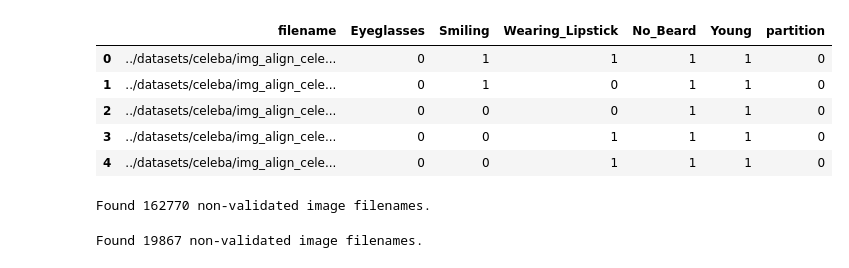
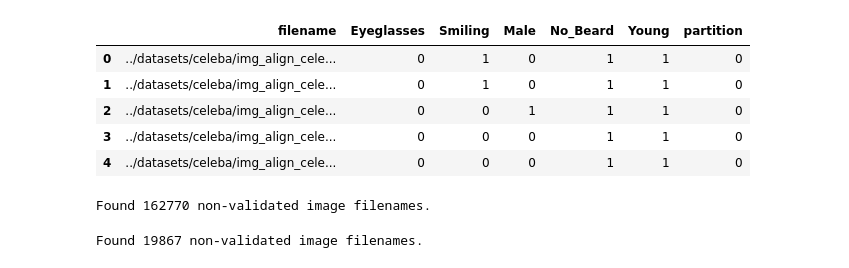
Before and after one commit to Wicwik/BP, a Jupyter notebook: celeba_classifier/classifier_xception.ipynb, the cells around one changed output. Saved outputs shown, nothing was run; the diff lists cells and outputs as text; code cells hidden in the pictures.

```diff
--- a/celeba_classifier/classifier_xception.ipynb
+++ b/celeba_classifier/classifier_xception.ipynb
@@ -27,14 +27,14 @@ _num_epochs = 10
 # %%
-img_df = pd.read_csv('../datasets/celeba/attributes/attr_celeba.csv').replace({-1:0})[['filename', 'Eyeglasses', 'Smiling', 'Wearing_Lipstick', 'No_Beard', 'Young']]
+img_df = pd.read_csv('../datasets/celeba/attributes/attr_celeba.csv').replace({-1:0})[['filename', 'Eyeglasses', 'Smiling', 'Male', 'No_Beard', 'Young']]
 partition_df = pd.read_csv('../datasets/celeba/attributes/list_eval_partition.csv')
 img_df = img_df.merge(partition_df, on='filename')
 img_df.loc[:, 'filename'] = img_df.loc[:, 'filename'].apply(lambda x: os.path.join(_image_dir, x))
 img_df.head()
 # %% [output]
-|  | filename | Eyeglasses | Smiling | Wearing_Lipstick | No_Beard | Young | partition |
-| 0 | ../datasets/celeba/img_align_cele... | 0 | 1 | 1 | 1 | 1 | 0 |
+|  | filename | Eyeglasses | Smiling | Male | No_Beard | Young | partition |
+| 0 | ../datasets/celeba/img_align_cele... | 0 | 1 | 0 | 1 | 1 | 0 |
 | 1 | ../datasets/celeba/img_align_cele... | 0 | 1 | 0 | 1 | 1 | 0 |
-| 2 | ../datasets/celeba/img_align_cele... | 0 | 0 | 0 | 1 | 1 | 0 |
-| 3 | ../datasets/celeba/img_align_cele... | 0 | 0 | 1 | 1 | 1 | 0 |
-| 4 | ../datasets/celeba/img_align_cele... | 0 | 0 | 1 | 1 | 1 | 0 |
+| 2 | ../datasets/celeba/img_align_cele... | 0 | 0 | 1 | 1 | 1 | 0 |
+| 3 | ../datasets/celeba/img_align_cele... | 0 | 0 | 0 | 1 | 1 | 0 |
+| 4 | ../datasets/celeba/img_align_cele... | 0 | 0 | 0 | 1 | 1 | 0 |
 # %%
```
Also changed, not shown: parts of 25 cells of this notebook, 1 other file.
